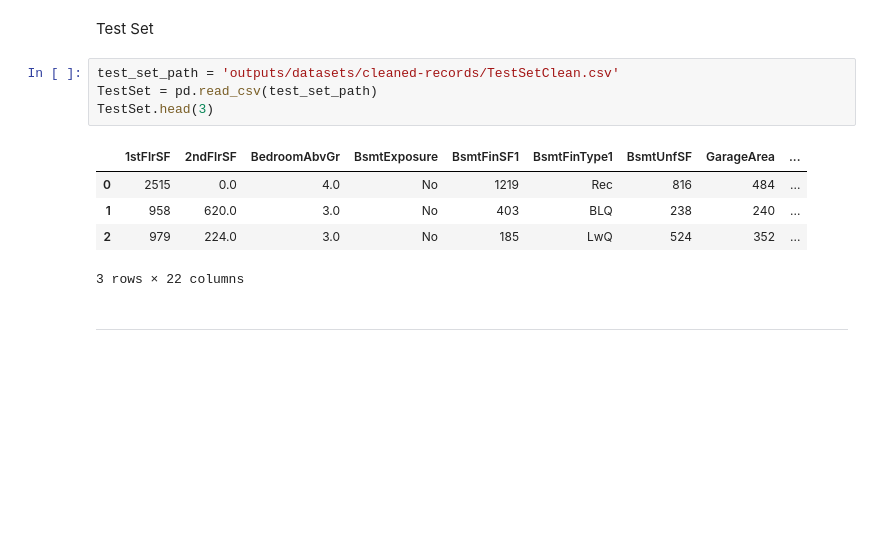
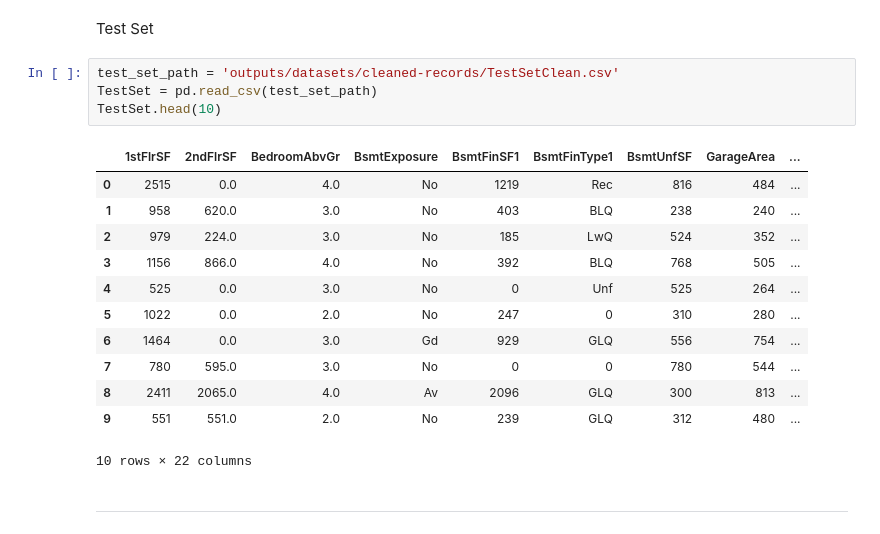
Before and after one commit to simonepietraroia/House-Sales, a Jupyter notebook: jupyter_notebooks/4 - Feature Engineering.ipynb, the cells around one changed output. Cells and saved outputs as stored; diff of their text form; blank space fills up the shorter version.

```diff
--- a/jupyter_notebooks/4 - Feature Engineering.ipynb
+++ b/jupyter_notebooks/4 - Feature Engineering.ipynb
@@ -61,13 +68,20 @@ Test Set
 # %%
 test_set_path = 'outputs/datasets/cleaned-records/TestSetClean.csv'
 TestSet = pd.read_csv(test_set_path)
-TestSet.head(3)
+TestSet.head(10)
 # %% [output]
 |  | 1stFlrSF | 2ndFlrSF | BedroomAbvGr | BsmtExposure | BsmtFinSF1 | BsmtFinType1 | BsmtUnfSF | GarageArea | ... |
 | 0 | 2515 | 0.0 | 4.0 | No | 1219 | Rec | 816 | 484 | ... |
 | 1 | 958 | 620.0 | 3.0 | No | 403 | BLQ | 238 | 240 | ... |
 | 2 | 979 | 224.0 | 3.0 | No | 185 | LwQ | 524 | 352 | ... |
+| 3 | 1156 | 866.0 | 4.0 | No | 392 | BLQ | 768 | 505 | ... |
+| 4 | 525 | 0.0 | 3.0 | No | 0 | Unf | 525 | 264 | ... |
+| 5 | 1022 | 0.0 | 2.0 | No | 247 | 0 | 310 | 280 | ... |
+| 6 | 1464 | 0.0 | 3.0 | Gd | 929 | GLQ | 556 | 754 | ... |
+| 7 | 780 | 595.0 | 3.0 | No | 0 | 0 | 780 | 544 | ... |
+| 8 | 2411 | 2065.0 | 4.0 | Av | 2096 | GLQ | 300 | 813 | ... |
+| 9 | 551 | 551.0 | 2.0 | No | 239 | GLQ | 312 | 480 | ... |
-3 rows × 22 columns
+10 rows × 22 columns
 # %% [markdown]
 ---
 # %% [markdown]
```
Also changed, not shown: parts of 4 cells of this notebook, 5 other files.
